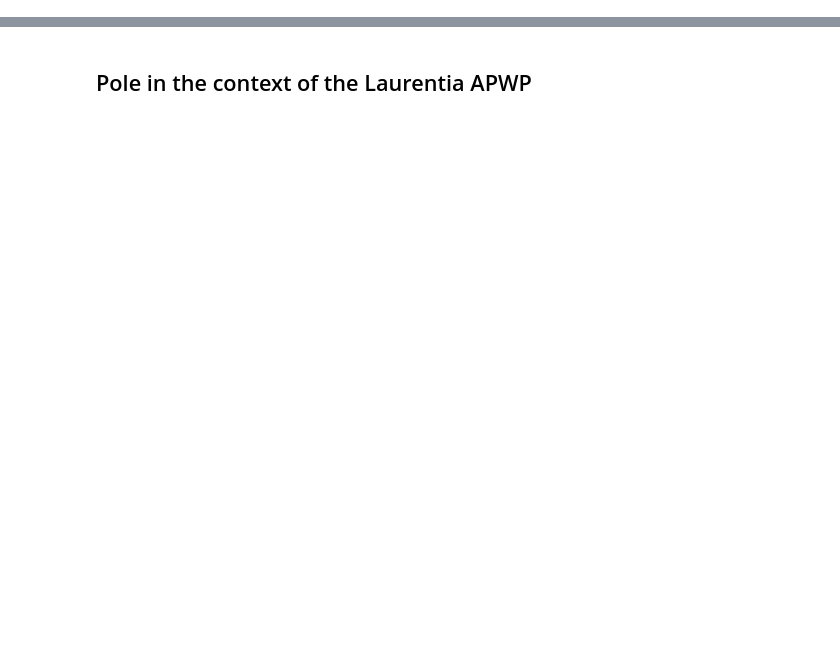
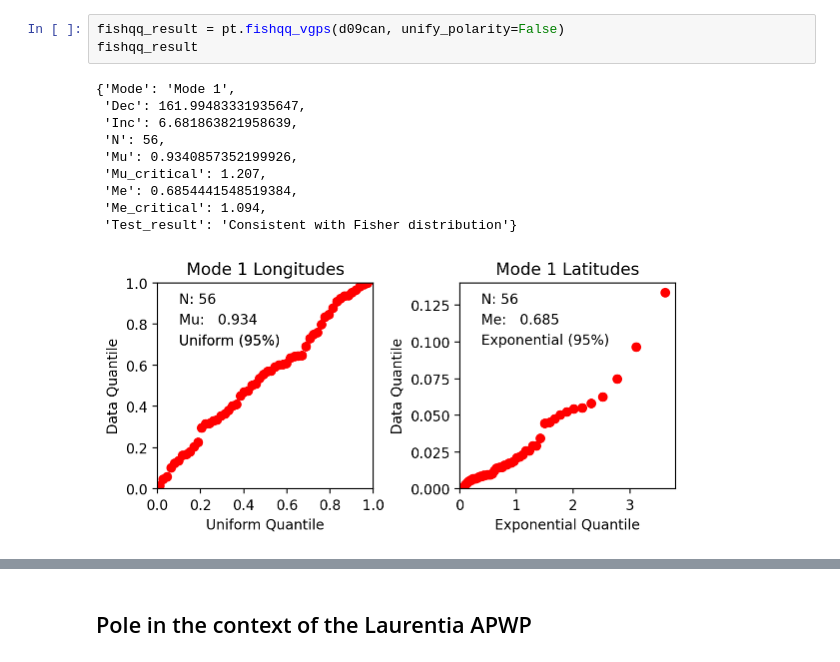
Before and after one commit to Swanson-Hysell-Group/2026_Laurentia_Precambrian_poles, a Jupyter notebook: pole_notebooks/719_Franklin_LIP.ipynb, the cells around one changed output, grey strips where cells are left out. Drawn from its saved outputs; the diff is of its cells as text; blank space fills up the shorter version.

```diff
--- a/pole_notebooks/719_Franklin_LIP.ipynb
+++ b/pole_notebooks/719_Franklin_LIP.ipynb
@@ -125,0 +150,14 @@ plt.show()
+# %%
+fishqq_result = pt.fishqq_vgps(d09can, unify_polarity=False)
+fishqq_result
+# %% [output]
+{'Mode': 'Mode 1',
+ 'Dec': 161.99483331935647,
+ 'Inc': 6.681863821958639,
+ 'N': 56,
+ 'Mu': 0.9340857352199926,
+ 'Mu_critical': 1.207,
+ 'Me': 0.6854441548519384,
+ 'Me_critical': 1.094,
+ 'Test_result': 'Consistent with Fisher distribution'}
+[figure, added]
```
Also changed, not shown: parts of 28 cells of this notebook, 6 other files.
